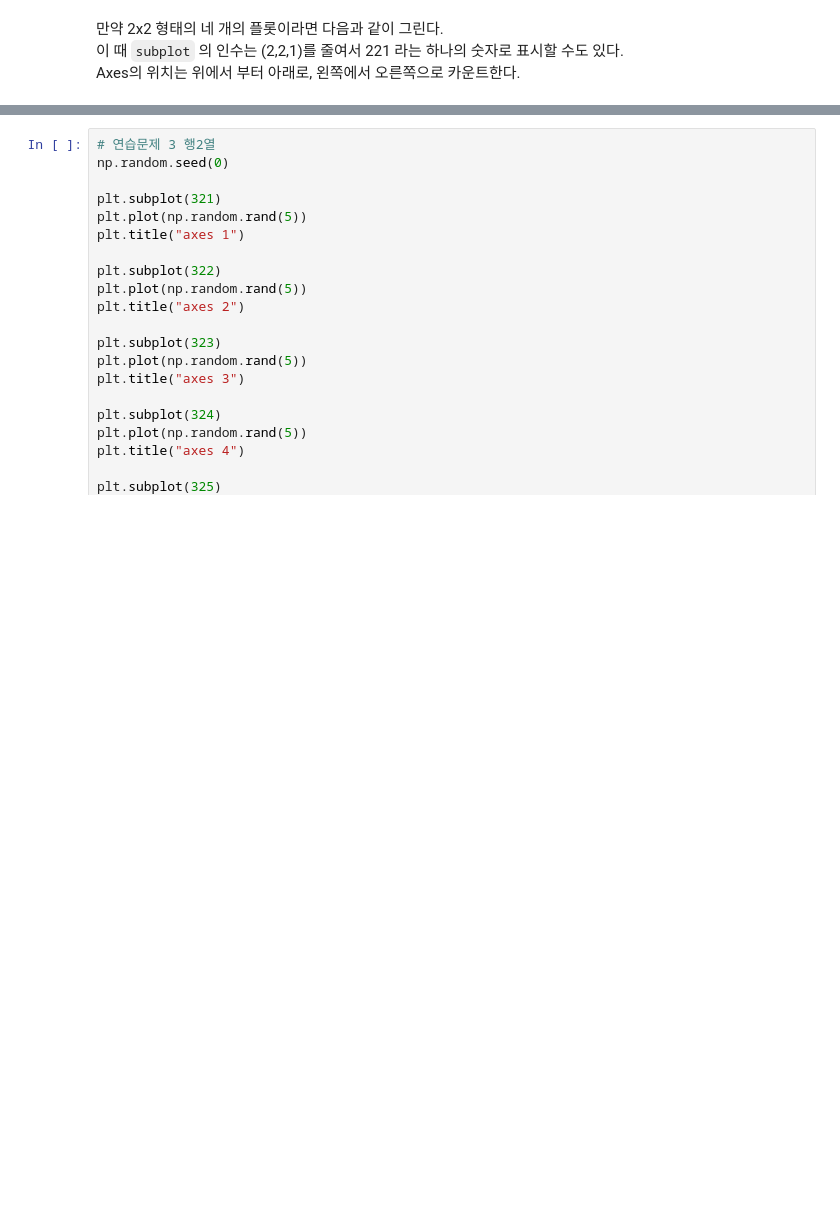
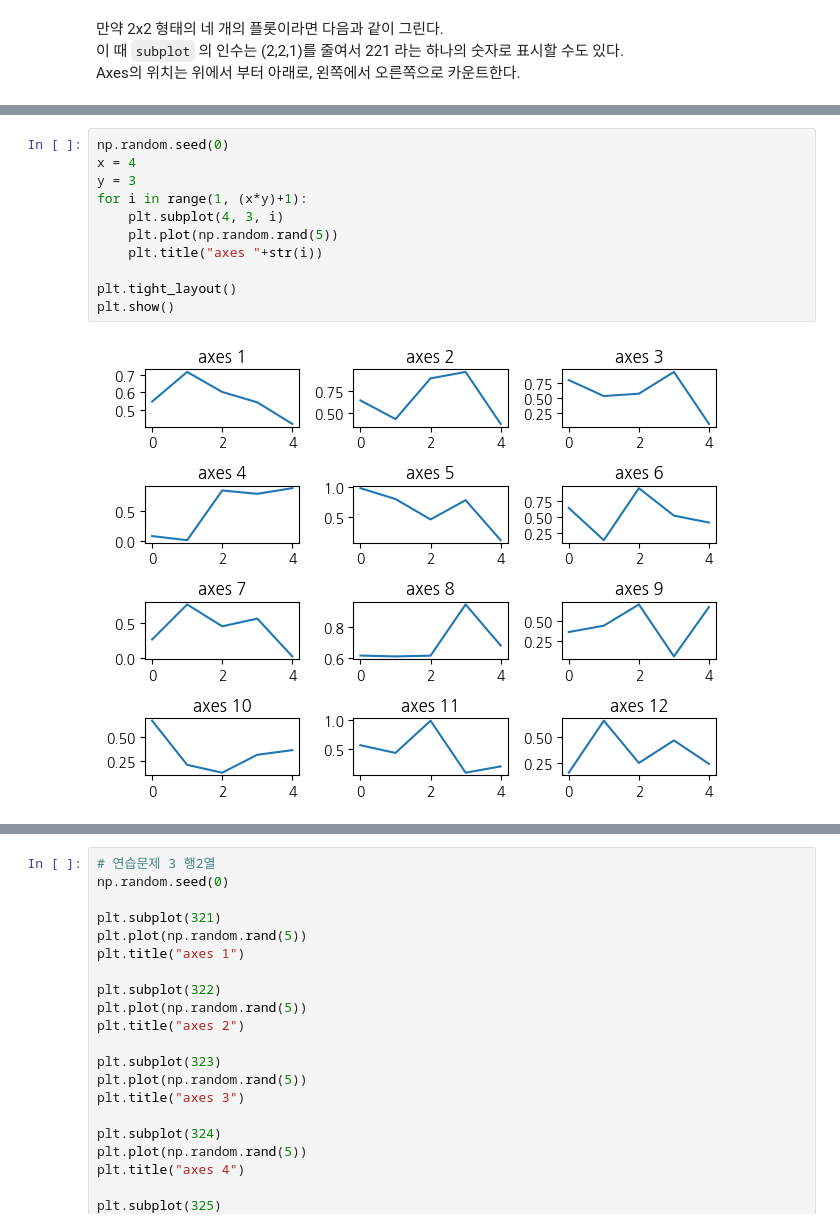
Before and after one commit to RealSlow123/wassup3, a Jupyter notebook: 02_Python_Collection/01_시각화 패키지 맷플롯리브 소개.ipynb, the cells around one changed output, grey strips where cells are left out. Cells and saved outputs as stored; diff of their text form; blank space fills up the shorter version.

```diff
--- a/02_Python_Collection/01_시각화 패키지 맷플롯리브 소개.ipynb
+++ b/02_Python_Collection/01_시각화 패키지 맷플롯리브 소개.ipynb
@@ -850,3 +850,16 @@ plt.show()
+# %%
+np.random.seed(0)
+x = 4
+y = 3
+for i in range(1, (x*y)+1):
+    plt.subplot(4, 3, i)
+    plt.plot(np.random.rand(5))
+    plt.title("axes "+str(i))
+
+plt.tight_layout()
+plt.show()
+# %% [output]
+[figure, added]
 # %%
 # 2행 3열
 np.random.seed(0)
```
Also changed, not shown: parts of 35 cells of this notebook, 42 other files.
